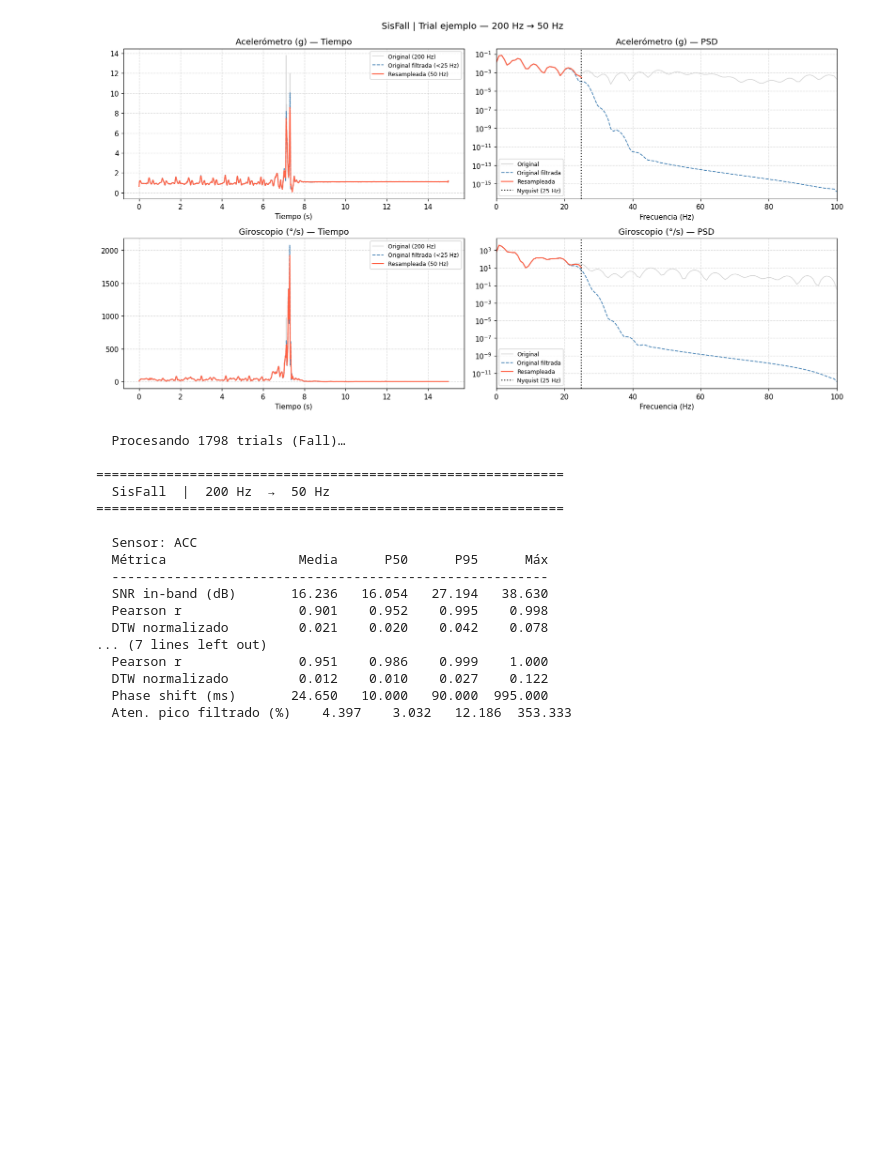
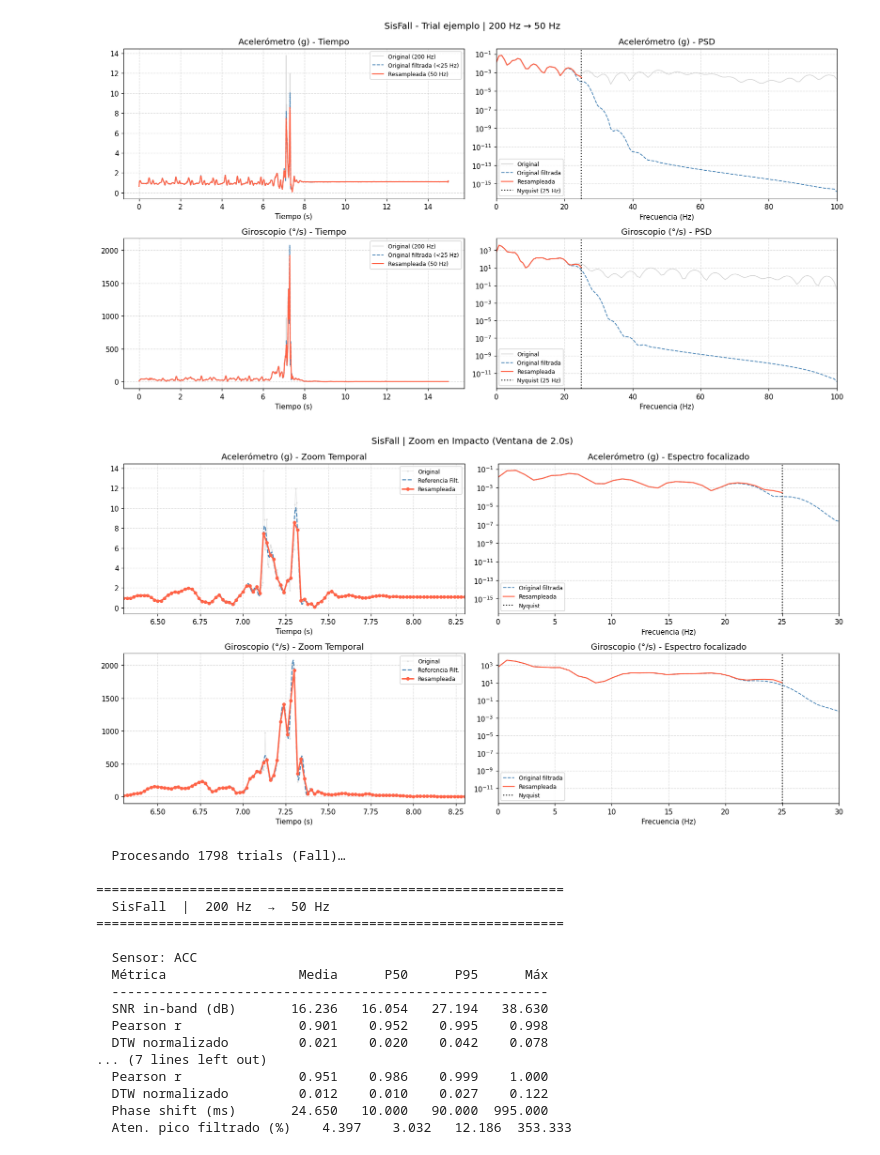
Before and after one commit to marianoInsa/dimiasa-models, a Jupyter notebook: notebooks/03-E02-Resampleo-Unificado.ipynb, the cells around one changed output. Cells and saved outputs as stored; diff of their text form; code cells hidden in the pictures; blank space fills up the shorter version.

```diff
--- a/notebooks/03-E02-Resampleo-Unificado.ipynb
+++ b/notebooks/03-E02-Resampleo-Unificado.ipynb
@@ -48,7 +108,7 @@ Configuración: FS_TARGET=50 Hz | ventana de eval=2.0s | Kaiser β=5.0
 Una sola celda que descarga los cuatro CSV.
 Si alguno no está disponible se omite sin romper el notebook.
 # %%
-# ── Conexión ──────────────────────────────────────────────────────────────
+# --- Conexión
 CONNECTION_STRING = userdata.get("cadenaAzure")
 service_client = DataLakeServiceClient.from_connection_string(CONNECTION_STRING)
 fs_bronce = service_client.get_file_system_client("bronce")
@@ -66,13 +126,14 @@ def _load_csv(filename: str) -> pd.DataFrame | None:
 
 print("Descargando datasets…")
 datasets = {
-    "SisFall":  {"df": _load_csv("SisFall-Reduced.csv"),  "fs": 200},
+    "UMAFall":  {"df": _load_csv("UMAFall-Reduced.csv"),  "fs": 20},
     "UPFall":   {"df": _load_csv("UPFall-Reduced.csv"),   "fs": 100},
     "FallAllD": {"df": _load_csv("FallAllD-Reduced.csv"), "fs": 238},
-    "UMAFall":  {"df": _load_csv("UMAFall-Reduced.csv"),  "fs": 20},
+    "KFall":    {"df": _load_csv("KFall-Reduced.csv"),    "fs": 100},
+    "SisFall":  {"df": _load_csv("SisFall-Reduced.csv"),  "fs": 200},
 }
 
-# Diccionario global donde se irán acumulando los resultados de cada sección
+# Diccionario global para los resultados
 RESULTS: dict[str, dict] = {}
 
 print("\nCarga completa.")
@@ -345,7 +413,7 @@ print(f"{DS_NAME}: {len(df_sf):,} filas | fs_orig={FS_SF} Hz | caídas: {(df_sf[
 # %% [output]
 SisFall: 15,858,929 filas | fs_orig=200 Hz | caídas: 5,393,714
 # %%
-# ── 3a. Visualización de un trial de ejemplo ──────────────────────────────
+# --- 3a. Visualización de un trial de ejemplo ---------------------------------
 sf_falls  = df_sf[df_sf["Activity_Label"] == "Fall"]
 sf_ej     = sf_falls[["Subject","Activity_Code","Trial"]].drop_duplicates().iloc[0]
 sf_trial  = sf_falls[(sf_falls["Subject"]       == sf_ej["Subject"]) &
@@ -355,7 +423,7 @@ sf_trial  = sf_falls[(sf_falls["Subject"]       == sf_ej["Subject"]) &
 a_orig = np.sqrt(sf_trial["Ax"]**2 + sf_trial["Ay"]**2 + sf_trial["Az"]**2).values
 g_orig = np.sqrt(sf_trial["Gx"]**2 + sf_trial["Gy"]**2 + sf_trial["Gz"]**2).values
 
-# Resamplear el trial COMPLETO
+# Resamplear el trial
 a_res = resample_trial(a_orig, FS_SF, FS_TARGET)
 g_res = resample_trial(g_orig, FS_SF, FS_TARGET)
 
@@ -368,7 +436,7 @@ a_filt = lowpass(a_orig, FS_SF)
 g_filt = lowpass(g_orig, FS_SF)
 
 fig, axes = plt.subplots(2, 2, figsize=(15, 8))
-fig.suptitle(f"{DS_NAME} | Trial ejemplo — {FS_SF} Hz → {FS_TARGET} Hz", fontsize=13)
+fig.suptitle(f"{DS_NAME} - Trial ejemplo | {FS_SF} Hz → {FS_TARGET} Hz", fontsize=13)
 
 for row, (name, orig, filt, resampled) in enumerate([
         ("Acelerómetro (g)",    a_orig, a_filt, a_res),
@@ -379,7 +447,7 @@ for row, (name, orig, filt, resampled) in enumerate([
     ax.plot(t_orig, orig,      color="lightgray", lw=1,   label=f"Original ({FS_SF} Hz)")
     ax.plot(t_orig, filt,      color="steelblue", lw=1.2, label=f"Original filtrada (<{FS_TARGET//2} Hz)", ls="--")
     ax.plot(t_res,  resampled, color="tomato",    lw=1.5, label=f"Resampleada ({FS_TARGET} Hz)")
-    ax.set_title(f"{name} — Tiempo")
+    ax.set_title(f"{name} - Tiempo")
     ax.set_xlabel("Tiempo (s)")
     ax.legend(fontsize=8)
 
@@ -395,7 +463,7 @@ for row, (name, orig, filt, resampled) in enumerate([
     ax.semilogy(fr, Pr, color="tomato",    lw=1.5, label="Resampleada")
     ax.axvline(FS_TARGET/2, color="black", ls=":", label=f"Nyquist ({FS_TARGET//2} Hz)")
     ax.set_xlim(0, FS_SF//2)
-    ax.set_title(f"{name} — PSD")
+    ax.set_title(f"{name} - PSD")
     ax.set_xlabel("Frecuencia (Hz)")
     ax.legend(fontsize=8)
 
@@ -403,4 +471,45 @@ plt.tight_layout()
 plt.show()
 # %% [output]
 [figure]
+# %%
+# --- Zoom en Ventana de Impacto (±1s) -----------------------------------------
+# Localizamos el pico en la aceleración resampleada para centrar el zoom
+peak_idx_res = a_res.argmax()
+t_peak = t_res[peak_idx_res]
+
+fig, axes = plt.subplots(2, 2, figsize=(15, 8))
+fig.suptitle(f"{DS_NAME} | Zoom en Impacto (Ventana de {EVAL_WINDOW_SEC}s)", fontsize=13)
+
+for row, (name, orig, filt, resampled) in enumerate([
+        ("Acelerómetro (g)",    a_orig, a_filt, a_res),
+        ("Giroscopio (°/s)",    g_orig, g_filt, g_res)]):
+
+    # Dominio del tiempo CON ZOOM
+    ax = axes[row, 0]
+    ax.plot(t_orig, orig,      color="lightgray", lw=1,   label="Original", marker='.', ms=3, alpha=0.5)
+    ax.plot(t_orig, filt,      color="steelblue", lw=1.5, label="Referencia Filt.", ls="--")
+    ax.plot(t_res,  resampled, color="tomato",    lw=2,   label="Resampleada", marker='o', ms=4)
+
+    ax.set_xlim(t_peak - EVAL_WINDOW_SEC/2, t_peak + EVAL_WINDOW_SEC/2)
+    ax.set_title(f"{name} - Zoom Temporal")
+    ax.set_xlabel("Tiempo (s)")
+    ax.legend(fontsize=8)
+
+    # Dominio frecuencial (PSD) - Se mantiene igual para contexto
+    ax = axes[row, 1]
+    nperseg_r = min(64,  len(resampled)//2)
+    ff, Pf = welch(filt,      fs=FS_SF,     nperseg=min(256, len(filt)//2))
+    fr, Pr = welch(resampled, fs=FS_TARGET, nperseg=nperseg_r)
+    ax.semilogy(ff, Pf, color="steelblue", lw=1.2, ls="--", label="Original filtrada")
+    ax.semilogy(fr, Pr, color="tomato",    lw=1.5, label="Resampleada")
+    ax.axvline(FS_TARGET/2, color="black", ls=":", label="Nyquist")
+    ax.set_xlim(0, FS_TARGET/2 + 5)
+    ax.set_title(f"{name} - Espectro focalizado")
+    ax.set_xlabel("Frecuencia (Hz)")
+    ax.legend(fontsize=8)
+
+plt.tight_layout()
+plt.show()
+# %% [output]
+[figure, added]
 # %%
```
Also changed, not shown: parts of 26 cells of this notebook.
